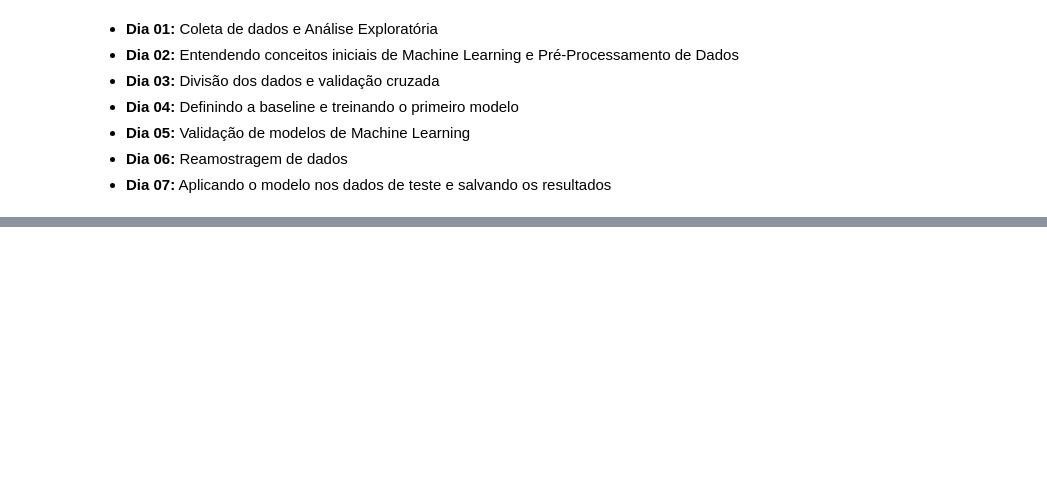
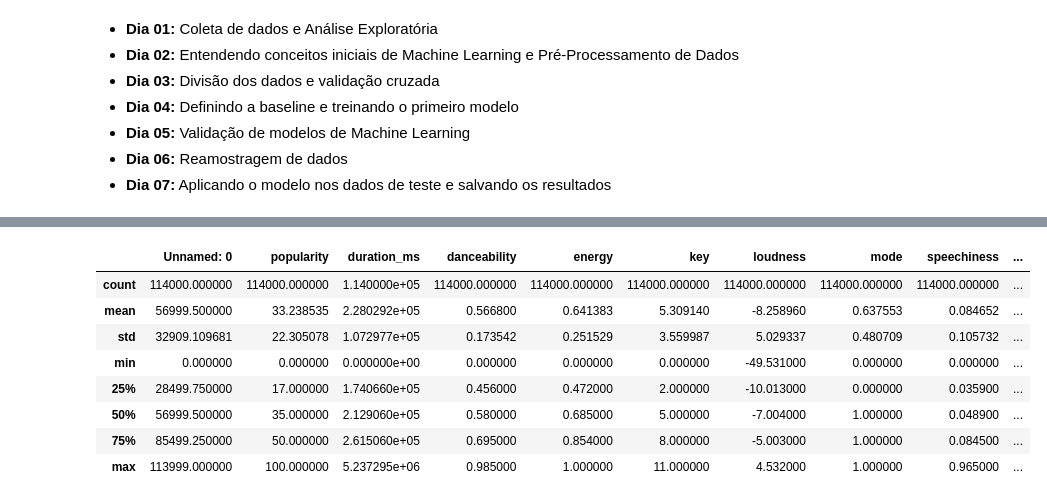
Before and after one commit to thaistudandoo/Spotify, a Jupyter notebook: SpotifyDataExploration.ipynb, the cells around one changed output, grey strips where cells are left out. Saved outputs shown, nothing was run; the diff lists cells and outputs as text; code cells hidden in the pictures; blank space fills up the shorter version.

```diff
--- a/SpotifyDataExploration.ipynb
+++ b/SpotifyDataExploration.ipynb
@@ -41,0 +83,12 @@ import panda as pd
+# %%
+data.describe()
+# %% [output]
+|  | Unnamed: 0 | popularity | duration_ms | danceability | energy | key | loudness | mode | speechiness | ... |
+| count | 114000.000000 | 114000.000000 | 1.140000e+05 | 114000.000000 | 114000.000000 | 114000.000000 | 114000.000000 | 114000.000000 | 114000.000000 | ... |
+| mean | 56999.500000 | 33.238535 | 2.280292e+05 | 0.566800 | 0.641383 | 5.309140 | -8.258960 | 0.637553 | 0.084652 | ... |
+| std | 32909.109681 | 22.305078 | 1.072977e+05 | 0.173542 | 0.251529 | 3.559987 | 5.029337 | 0.480709 | 0.105732 | ... |
+| min | 0.000000 | 0.000000 | 0.000000e+00 | 0.000000 | 0.000000 | 0.000000 | -49.531000 | 0.000000 | 0.000000 | ... |
+| 25% | 28499.750000 | 17.000000 | 1.740660e+05 | 0.456000 | 0.472000 | 2.000000 | -10.013000 | 0.000000 | 0.035900 | ... |
+| 50% | 56999.500000 | 35.000000 | 2.129060e+05 | 0.580000 | 0.685000 | 5.000000 | -7.004000 | 1.000000 | 0.048900 | ... |
+| 75% | 85499.250000 | 50.000000 | 2.615060e+05 | 0.695000 | 0.854000 | 8.000000 | -5.003000 | 1.000000 | 0.084500 | ... |
+| max | 113999.000000 | 100.000000 | 5.237295e+06 | 0.985000 | 1.000000 | 11.000000 | 4.532000 | 1.000000 | 0.965000 | ... |
```
Also changed, not shown: parts of 15 cells of this notebook, 1 other file.
